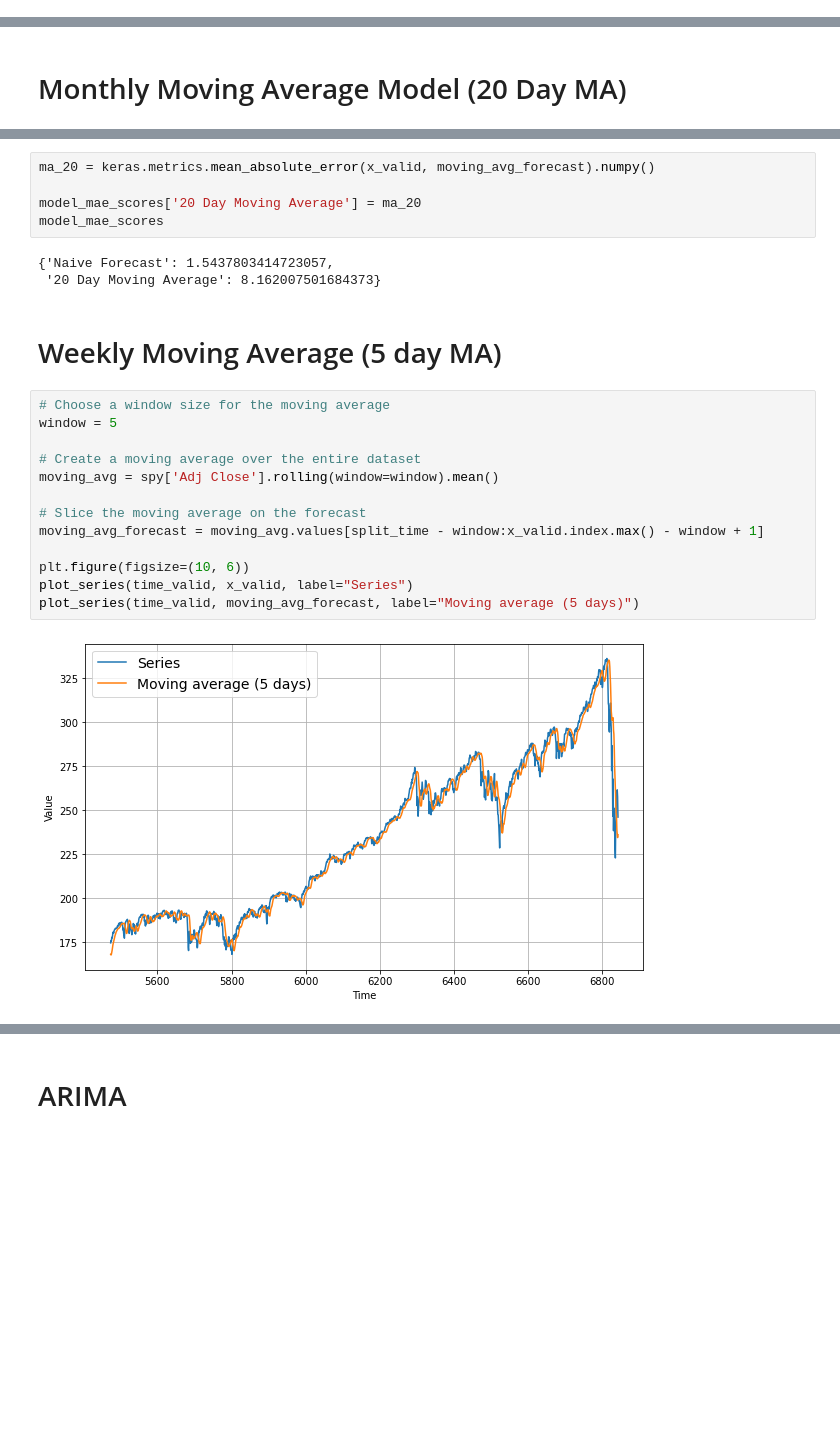
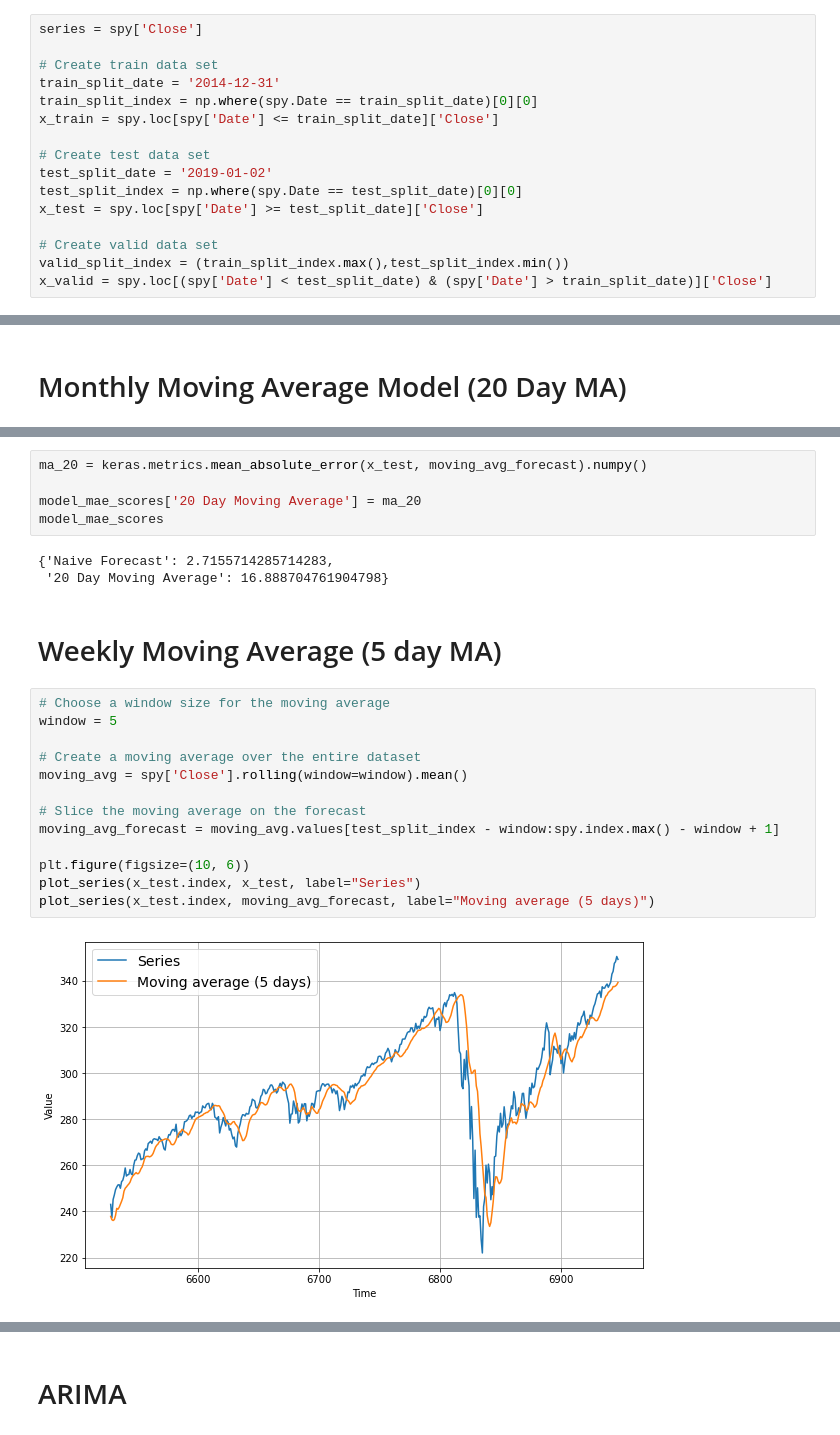
Before and after one commit to bsamaha/SPY-Time-Series-Predictions, a Jupyter notebook: Time Series Forecasting of ETFs.ipynb, the cells around one changed output, grey strips where cells are left out. Cells and saved outputs as stored; diff of their text form; blank space fills up the shorter version.

```diff
--- a/Time Series Forecasting of ETFs.ipynb
+++ b/Time Series Forecasting of ETFs.ipynb
@@ -109,0 +50,16 @@ plot_series(time=spy.index,series=spy['Adj Close'])
+# %%
+series = spy['Close']
+
+# Create train data set
+train_split_date = '2014-12-31'
+train_split_index = np.where(spy.Date == train_split_date)[0][0]
+x_train = spy.loc[spy['Date'] <= train_split_date]['Close']
+
+# Create test data set
+test_split_date = '2019-01-02'
+test_split_index = np.where(spy.Date == test_split_date)[0][0]
+x_test = spy.loc[spy['Date'] >= test_split_date]['Close']
+
+# Create valid data set
+valid_split_index = (train_split_index.max(),test_split_index.min())
+x_valid = spy.loc[(spy['Date'] < test_split_date) & (spy['Date'] > train_split_date)]['Close']
@@ -187,27 +139,27 @@ plot_series(time_valid, moving_avg_forecast, label="Moving average (20 days)")
 # %%
-ma_20 = keras.metrics.mean_absolute_error(x_valid, moving_avg_forecast).numpy()
+ma_20 = keras.metrics.mean_absolute_error(x_test, moving_avg_forecast).numpy()
 
 model_mae_scores['20 Day Moving Average'] = ma_20
 model_mae_scores
 # %% [output]
-{'Naive Forecast': 1.5437803414723057,
- '20 Day Moving Average': 8.162007501684373}
+{'Naive Forecast': 2.7155714285714283,
+ '20 Day Moving Average': 16.888704761904798}
 # %% [markdown]
 # Weekly Moving Average (5 day MA)
 # %%
 # Choose a window size for the moving average
 window = 5
 
 # Create a moving average over the entire dataset
-moving_avg = spy['Adj Close'].rolling(window=window).mean()
+moving_avg = spy['Close'].rolling(window=window).mean()
 
 # Slice the moving average on the forecast
-moving_avg_forecast = moving_avg.values[split_time - window:x_valid.index.max() - window + 1]
+moving_avg_forecast = moving_avg.values[test_split_index - window:spy.index.max() - window + 1]
 
 plt.figure(figsize=(10, 6))
-plot_series(time_valid, x_valid, label="Series")
-plot_series(time_valid, moving_avg_forecast, label="Moving average (5 days)")
+plot_series(x_test.index, x_test, label="Series")
+plot_series(x_test.index, moving_avg_forecast, label="Moving average (5 days)")
 # %% [output]
-[figure, old version]
+[figure, new version]
 # %%
 # Calculate MAE
```
Also changed, not shown: parts of 67 cells of this notebook, 6 other files.
